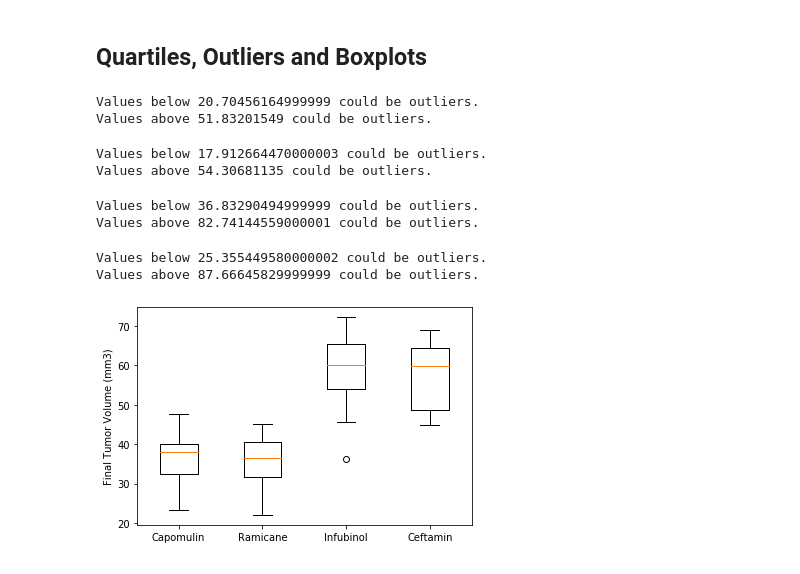
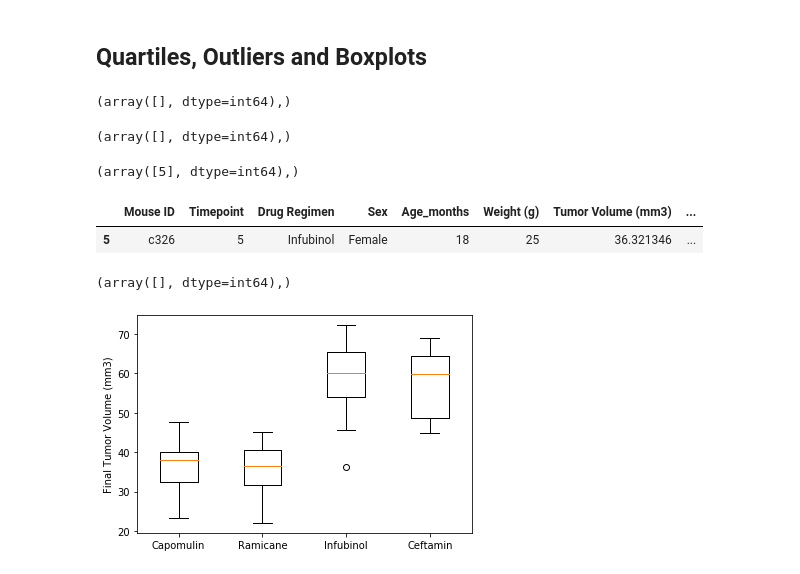
Before and after one commit to rabiasungur/Pymaceuticals, a Jupyter notebook: pymaceuticals.ipynb, the cells around one changed output. Drawn from its saved outputs; the diff is of its cells as text; code cells hidden in the pictures.

Commit message:
updated output of outliers

```diff
--- a/pymaceuticals.ipynb
+++ b/pymaceuticals.ipynb
@@ -278,13 +278,10 @@ upperq = quartiles[0.75]
 iqr = upperq-lowerq
 lower_bound = lowerq - (1.5*iqr)
 upper_bound = upperq + (1.5*iqr)
-print(f"Values below {lower_bound} could be outliers.")
-print(f"Values above {upper_bound} could be outliers.")
-
-outlier_tumorvolume = last_tumvol.loc[(last_tumvol["Tumor Volume (mm3)"] < lower_bound) | (last_tumvol["Tumor Volume (mm3)"] > upper_bound)]
+#Let's check if there is outlier
+np.where((last_tumvol["Tumor Volume (mm3)"] < lower_bound) | (last_tumvol["Tumor Volume (mm3)"] > upper_bound))
 # %% [output]
-Values below 20.70456164999999 could be outliers.
-Values above 51.83201549 could be outliers.
+(array([], dtype=int64),)
 # %%
 RAMICINE_treated = combined_data.loc[combined_data['Drug Regimen'] == 'Ramicane']
 last = pd.DataFrame(RAMICINE_treated.groupby("Mouse ID").max()["Timepoint"])
@@ -297,13 +294,10 @@ upperq = quartiles[0.75]
 iqr = upperq-lowerq
 lower_bound = lowerq - (1.5*iqr)
 upper_bound = upperq + (1.5*iqr)
-print(f"Values below {lower_bound} could be outliers.")
-print(f"Values above {upper_bound} could be outliers.")
-
-outlier_tumorvolume = last_tumvol.loc[(last_tumvol["Tumor Volume (mm3)"] < lower_bound) | (last_tumvol["Tumor Volume (mm3)"] > upper_bound)]
+#Let's check if there is outlier
+np.where((last_tumvol["Tumor Volume (mm3)"] < lower_bound) | (last_tumvol["Tumor Volume (mm3)"] > upper_bound))
 # %% [output]
-Values below 17.912664470000003 could be outliers.
-Values above 54.30681135 could be outliers.
+(array([], dtype=int64),)
 # %%
 INFUBINOL_treated = combined_data.loc[combined_data['Drug Regimen'] == 'Infubinol']
 last = pd.DataFrame(INFUBINOL_treated.groupby("Mouse ID").max()["Timepoint"])
@@ -316,13 +310,18 @@ upperq = quartiles[0.75]
 iqr = upperq-lowerq
 lower_bound = lowerq - (1.5*iqr)
 upper_bound = upperq + (1.5*iqr)
-print(f"Values below {lower_bound} could be outliers.")
-print(f"Values above {upper_bound} could be outliers.")
-
-outlier_tumorvolume = last_tumvol.loc[(last_tumvol["Tumor Volume (mm3)"] < lower_bound) | (last_tumvol["Tumor Volume (mm3)"] > upper_bound)]
+#Let's check if there is outlier
+np.where((last_tumvol["Tumor Volume (mm3)"] < lower_bound) | (last_tumvol["Tumor Volume (mm3)"] > upper_bound))
 # %% [output]
-Values below 36.83290494999999 could be outliers.
-Values above 82.74144559000001 could be outliers.
+(array([5], dtype=int64),)
+# %%
+#There is one outlier, let's see which Tumor Volume value is the outlier
+outlier_tumorvolume = last_tumvol.loc[(last_tumvol["Tumor Volume (mm3)"] < lower_bound) | (last_tumvol["Tumor Volume (mm3)"] > upper_bound)]
+#last_tumvol.where((last_tumvol["Tumor Volume (mm3)"] < lower_bound) | (last_tumvol["Tumor Volume (mm3)"] > upper_bound))
+outlier_tumorvolume
+# %% [output]
+|  | Mouse ID | Timepoint | Drug Regimen | Sex | Age_months | Weight (g) | Tumor Volume (mm3) | ... |
+| 5 | c326 | 5 | Infubinol | Female | 18 | 25 | 36.321346 | ... |
 # %%
 CEFTAMIN_treated = combined_data.loc[combined_data['Drug Regimen'] == 'Ceftamin']
 last = pd.DataFrame(CEFTAMIN_treated.groupby("Mouse ID").max()["Timepoint"])
@@ -335,13 +334,10 @@ upperq = quartiles[0.75]
 iqr = upperq-lowerq
 lower_bound = lowerq - (1.5*iqr)
 upper_bound = upperq + (1.5*iqr)
-print(f"Values below {lower_bound} could be outliers.")
-print(f"Values above {upper_bound} could be outliers.")
-
-outlier_tumorvolume = last_tumvol.loc[(last_tumvol["Tumor Volume (mm3)"] < lower_bound) | (last_tumvol["Tumor Volume (mm3)"] > upper_bound)]
+#Let's check if there is outlier
+np.where((last_tumvol["Tumor Volume (mm3)"] < lower_bound) | (last_tumvol["Tumor Volume (mm3)"] > upper_bound))
 # %% [output]
-Values below 25.355449580000002 could be outliers.
-Values above 87.66645829999999 could be outliers.
+(array([], dtype=int64),)
 # %%
 # Generate a box plot of the final tumor volume of each mouse across four regimens of interest
 # %%
```
